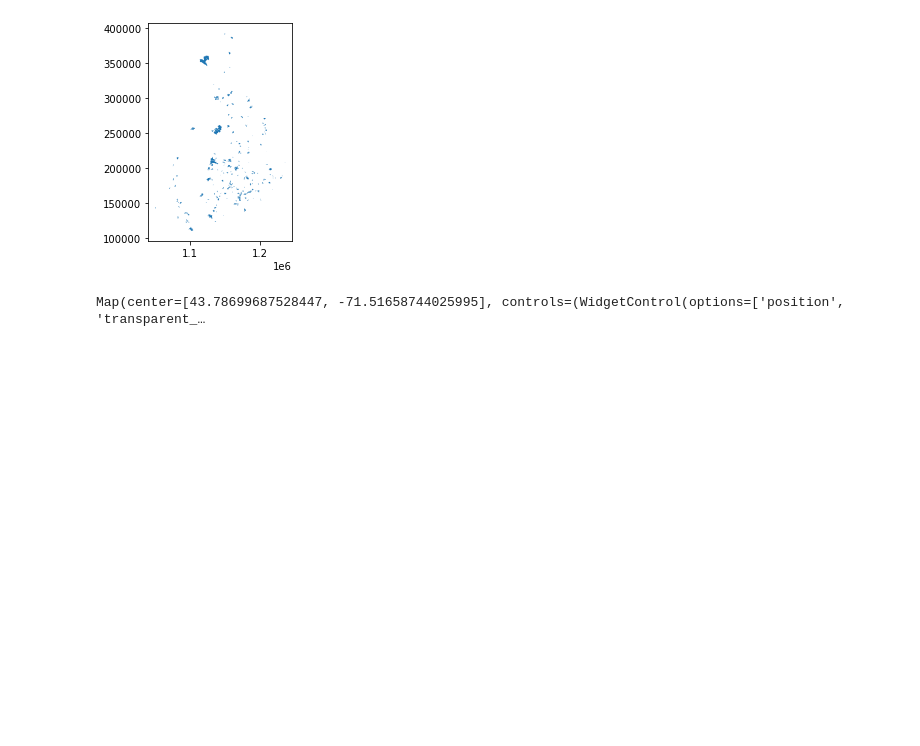
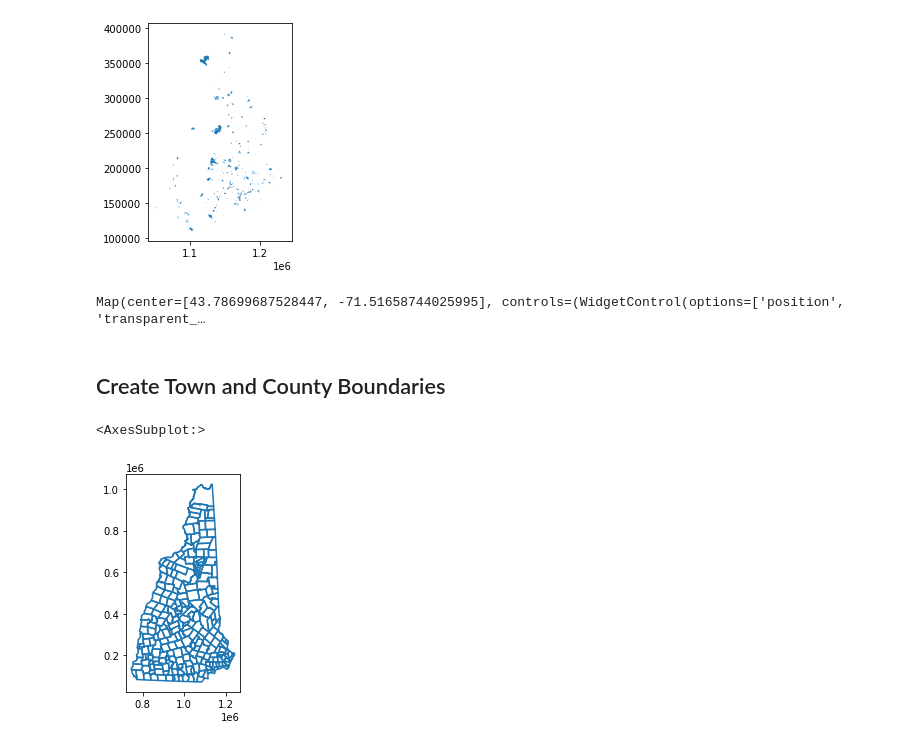
Before and after one commit to HKuz/Environmental_Mapping, a Jupyter notebook: Data_Extraction.ipynb, the cells around one changed output. Cells and saved outputs as stored; diff of their text form; code cells hidden in the pictures; blank space fills up the shorter version.

Commit message:
feat: calc county polygons and bourndaries

```diff
--- a/Data_Extraction.ipynb
+++ b/Data_Extraction.ipynb
@@ -289,3 +289,12 @@ m_selt
 Map(center=[43.78699687528447, -71.51658744025995], controls=(WidgetControl(options=['position', 'transparent_…
 # %%
 m_selt.add_geojson(selt_geojson, layer_name="Southeast Land Trust")
+# %% [markdown]
+## Create Town and County Boundaries
+# %%
+pb_poly['town_bounds'] = pb_poly.boundary
+# %%
+pb_poly.boundary.plot()
+# %% [output]
+<AxesSubplot:>
+[figure, added]
```
Also changed, not shown: parts of 6 cells of this notebook.
